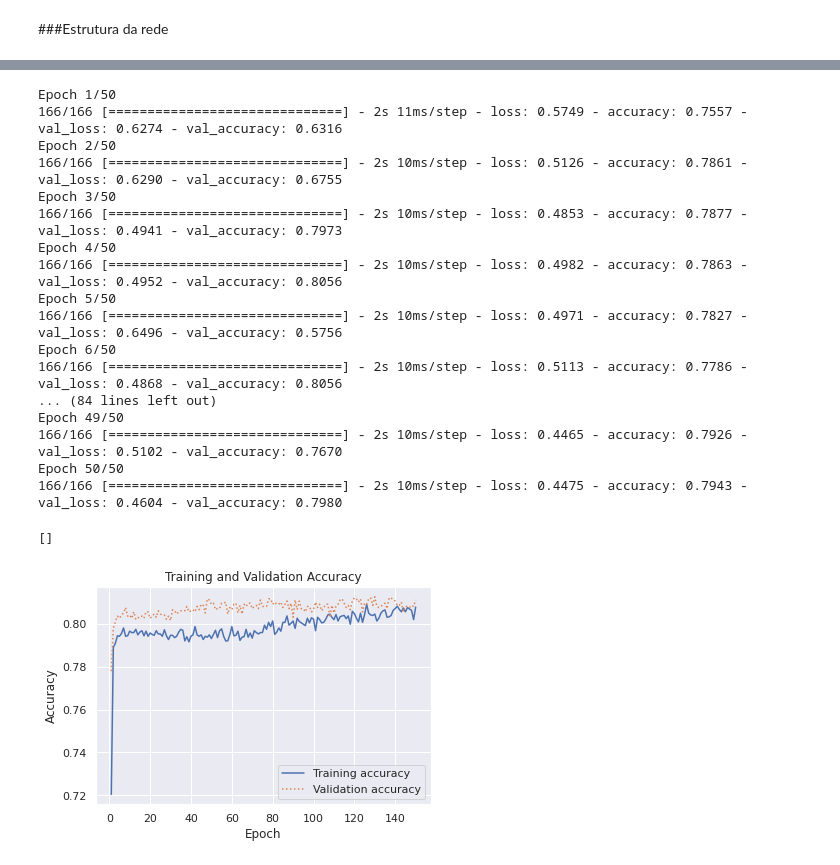
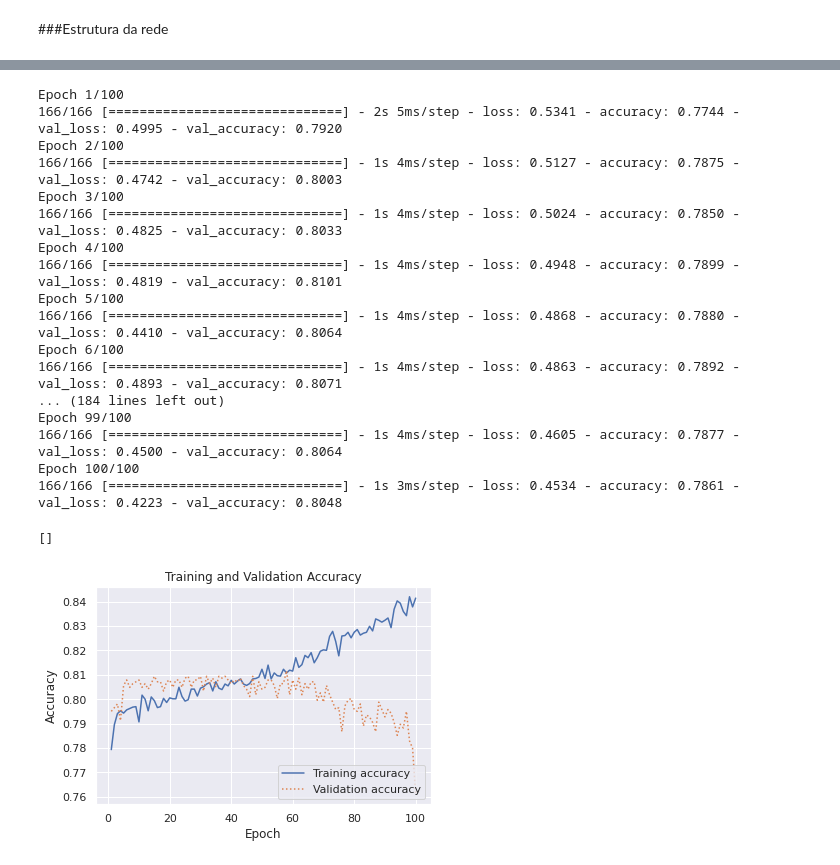
Before and after one commit to lucasalmada/Redes-Neurais, a Jupyter notebook: 1.1 Rede Neural - Keras Tuner.ipynb, the cells around one changed output, grey strips where cells are left out. Drawn from its saved outputs; the diff is of its cells as text; code cells hidden in the pictures.

```diff
--- a/1.1 Rede Neural - Keras Tuner.ipynb
+++ b/1.1 Rede Neural - Keras Tuner.ipynb
@@ -106,4 +24,7 @@ train = train.drop(['CabinClass','CabinSeat'],axis=1)
 # %%
+train = df_train.drop(columns = ['Transported'])
+y = df_train['Transported']
+
 ### Normalizar
 
 transformer = Normalizer().fit(train)
@@ -111,13 +32,10 @@ transformer
 train=transformer.transform(train)
 
 
-'''#Splitar em treinamento e teste
+#Splitar em treinamento e teste
 
 x_train, x_test, y_train, y_test = train_test_split(train, y, test_size=0.3)
 print(x_train.shape)
 print(y_train.shape)
 print(x_test.shape)
-print(y_test.shape)'''
-
-x_train = train
-y_train = y
+print(y_test.shape)
@@ -126,16 +49,17 @@ y_train = y
 # %%
 def model_builder(hp):
   model = Sequential()
-  hp_units = hp.Int('units', min_value=32, max_value=512, step=32)
-  model.add(Dense(units=hp_units, activation='relu', input_dim=train.shape[1]))
-  model.add(Dense(units=hp_units, activation='relu', input_dim=train.shape[1]))
+  hp_units = hp.Int('units', min_value=256, max_value=1600, step=256)
+  #model.add(Dense(units=hp_units, activation='elu', input_dim=train.shape[1]))
+  #l2_units = hp.Float('l2', 0.01, 0.05, step=0.01)
+  #model.add(Dense(units=256, activation='relu', input_dim=train.shape[1], kernel_regularizer=regularizers.L2(l2=l2_units)))
   model.add(Dense(units=hp_units, activation='relu', input_dim=train.shape[1]))
   model.add(Dense(units=hp_units, activation='relu', input_dim=train.shape[1]))
   model.add(Dense(units=hp_units, activation='relu', input_dim=train.shape[1]))
   model.add(Dense(units=hp_units, activation='relu', input_dim=train.shape[1]))
 
-  drop_units = hp.Float('dropout', 0, 0.5, step=0.1, default=0.5)
-  model.add(Dropout(drop_units))
+  #drop_units = hp.Float('dropout', 0, 0.8, step=0.1, default=0.5)
+  #model.add(Dropout(drop_units))
   model.add(Dense(1, activation='sigmoid'))
 
   hp_learning_rate = hp.Choice('learning_rate', values=[1e-2, 1e-3, 1e-4])
@@ -152,7 +76,7 @@ tuner = kt.Hyperband(model_builder,
                      project_name='intro_to_kt')
 # %%
 tuner = kt.BayesianOptimization(model_builder,
-                     max_trials =10,
+                     max_trials =15,
                      objective='val_accuracy',
-                     directory='my_dir_10')
+                     directory='my_dir_16')
 # %%
@@ -180,39 +104,39 @@ is 0.01. Dropout: 0.30000000000000004
 tuner.get_best_models()[0]
 # %%
 model = tuner.hypermodel.build(best_hps)
-history = model.fit(x_train, y_train, epochs=200, validation_split=0.2)
+history = model.fit(x_train, y_train, epochs=100, validation_split=0.2)
 # %% [output]
-Epoch 1/50
-166/166 [==============================] - 2s 11ms/step - loss: 0.5749 - accuracy: 0.7557 - val_loss: 0.6274 - val_accuracy: 0.6316
-Epoch 2/50
-166/166 [==============================] - 2s 10ms/step - loss: 0.5126 - accuracy: 0.7861 - val_loss: 0.6290 - val_accuracy: 0.6755
-Epoch 3/50
-166/166 [==============================] - 2s 10ms/step - loss: 0.4853 - accuracy: 0.7877 - val_loss: 0.4941 - val_accuracy: 0.7973
-Epoch 4/50
-166/166 [==============================] - 2s 10ms/step - loss: 0.4982 - accuracy: 0.7863 - val_loss: 0.4952 - val_accuracy: 0.8056
-Epoch 5/50
-166/166 [==============================] - 2s 10ms/step - loss: 0.4971 - accuracy: 0.7827 - val_loss: 0.6496 - val_accuracy: 0.5756
-Epoch 6/50
-166/166 [==============================] - 2s 10ms/step - loss: 0.5113 - accuracy: 0.7786 - val_loss: 0.4868 - val_accuracy: 0.8056
-... (84 lines left out)
-Epoch 49/50
-166/166 [==============================] - 2s 10ms/step - loss: 0.4465 - accuracy: 0.7926 - val_loss: 0.5102 - val_accuracy: 0.7670
-Epoch 50/50
-166/166 [==============================] - 2s 10ms/step - loss: 0.4475 - accuracy: 0.7943 - val_loss: 0.4604 - val_accuracy: 0.7980
+Epoch 1/100
+166/166 [==============================] - 2s 5ms/step - loss: 0.5341 - accuracy: 0.7744 - val_loss: 0.4995 - val_accuracy: 0.7920
+Epoch 2/100
+166/166 [==============================] - 1s 4ms/step - loss: 0.5127 - accuracy: 0.7875 - val_loss: 0.4742 - val_accuracy: 0.8003
+Epoch 3/100
+166/166 [==============================] - 1s 4ms/step - loss: 0.5024 - accuracy: 0.7850 - val_loss: 0.4825 - val_accuracy: 0.8033
+Epoch 4/100
+166/166 [==============================] - 1s 4ms/step - loss: 0.4948 - accuracy: 0.7899 - val_loss: 0.4819 - val_accuracy: 0.8101
+Epoch 5/100
+166/166 [==============================] - 1s 4ms/step - loss: 0.4868 - accuracy: 0.7880 - val_loss: 0.4410 - val_accuracy: 0.8064
+Epoch 6/100
+166/166 [==============================] - 1s 4ms/step - loss: 0.4863 - accuracy: 0.7892 - val_loss: 0.4893 - val_accuracy: 0.8071
+... (184 lines left out)
+Epoch 99/100
+166/166 [==============================] - 1s 4ms/step - loss: 0.4605 - accuracy: 0.7877 - val_loss: 0.4500 - val_accuracy: 0.8064
+Epoch 100/100
+166/166 [==============================] - 1s 3ms/step - loss: 0.4534 - accuracy: 0.7861 - val_loss: 0.4223 - val_accuracy: 0.8048
 # %%
 sns.set()
 
-acc = hist.history['accuracy']
-val = hist.history['val_accuracy']
+acc = history.history['accuracy']
+val = history.history['val_accuracy']
 epochs = range(1, len(acc) + 1)
 
 plt.plot(epochs, acc, '-', label='Training accuracy')
 plt.plot(epochs, val, ':', label='Validation accuracy')
 plt.title('Training and Validation Accuracy')
 plt.xlabel('Epoch')
 plt.ylabel('Accuracy')
 plt.legend(loc='lower right')
 plt.plot()
 # %% [output]
 []
-[figure, old version]
+[figure, new version]
```
Also changed, not shown: parts of 14 cells of this notebook, 6 other files.
